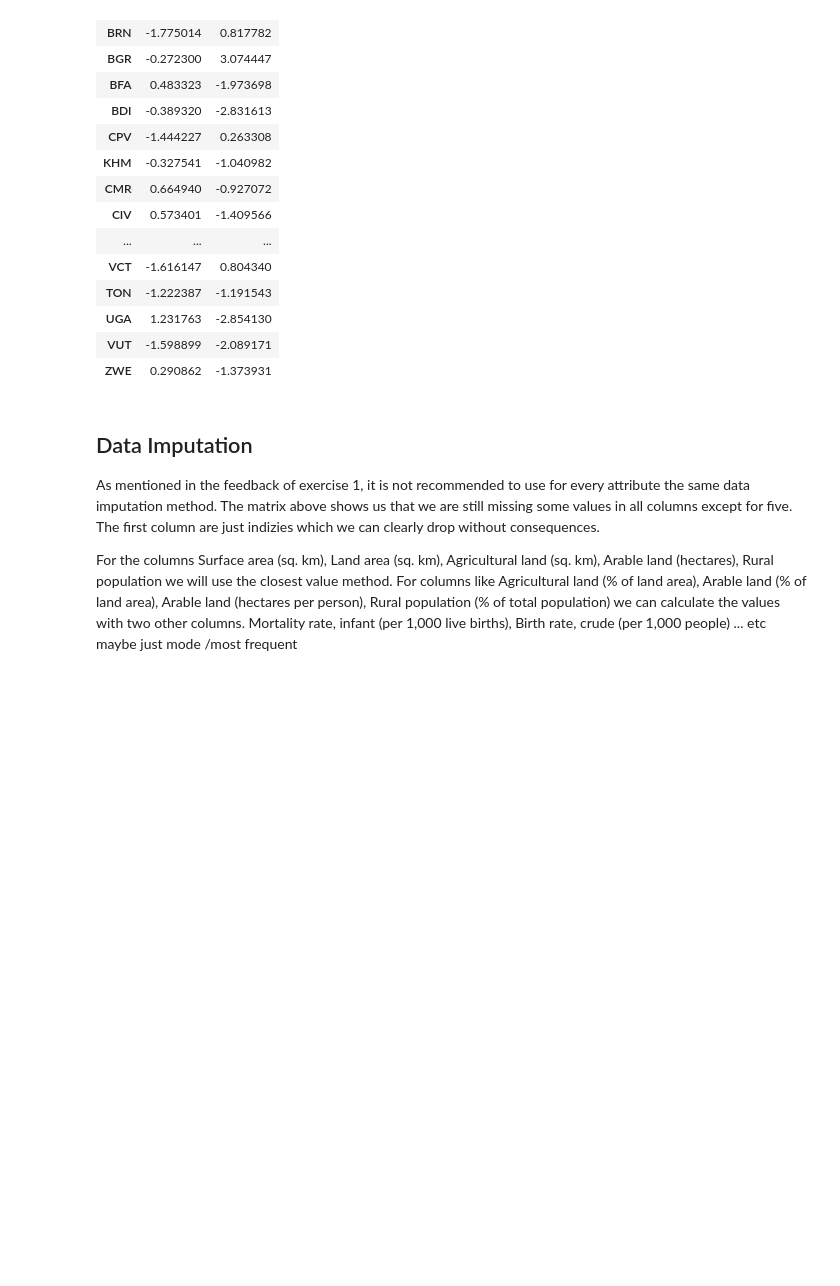
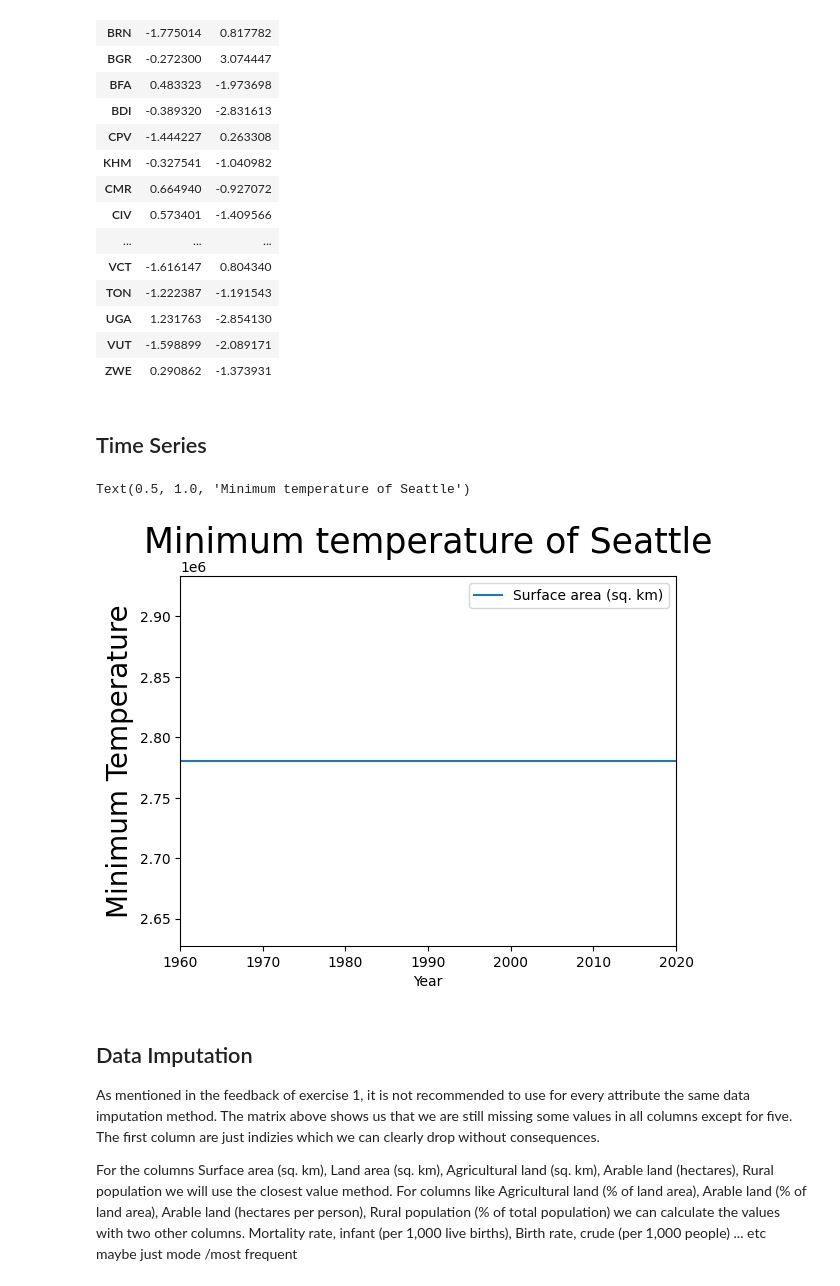
Before and after one commit to hofslu/dataVis, a Jupyter notebook: ExerciseTwo/preprocessing/herbert_preprocessing.ipynb, the cells around one changed output. Drawn from its saved outputs; the diff is of its cells as text; code cells hidden in the pictures; blank space fills up the shorter version.

```diff
--- a/ExerciseTwo/preprocessing/herbert_preprocessing.ipynb
+++ b/ExerciseTwo/preprocessing/herbert_preprocessing.ipynb
@@ -149,3 +149,5 @@ PrComAnalysis(df_selected40, "Rural population")
 | UGA | 1.231763 | -2.854130 |
 | VUT | -1.598899 | -2.089171 |
 | ZWE | 0.290862 | -1.373931 |
+# %% [markdown]
+## Time Series
@@ -152,3 +157,12 @@ PrComAnalysis(df_selected40, "Rural population")
+# %%
+df_selected40[df_selected40["Country Name"] == "Argentina"].plot(x="year", y="Surface area (sq. km)")
+plt.xlabel("Year")
+plt.xlim(1960, 2020)
+plt.ylabel("Minimum Temperature", size = 20)
+plt.title("Minimum temperature of Seattle", size = 25)
+# %% [output]
+Text(0.5, 1.0, 'Minimum temperature of Seattle')
+[figure, added]
 # %% [markdown]
 ## Data Imputation
 
```
Also changed, not shown: parts of 1 cell of this notebook.
